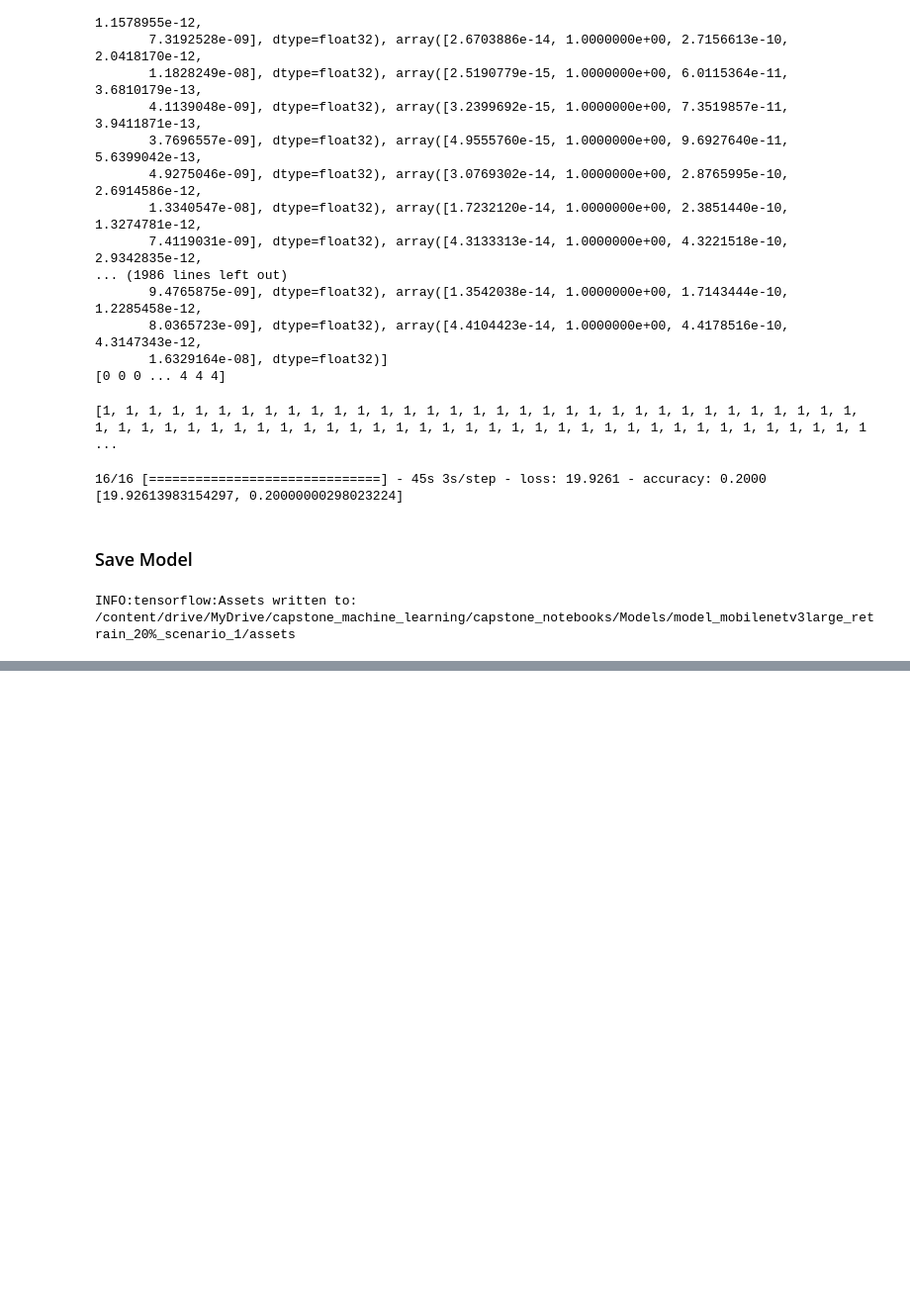
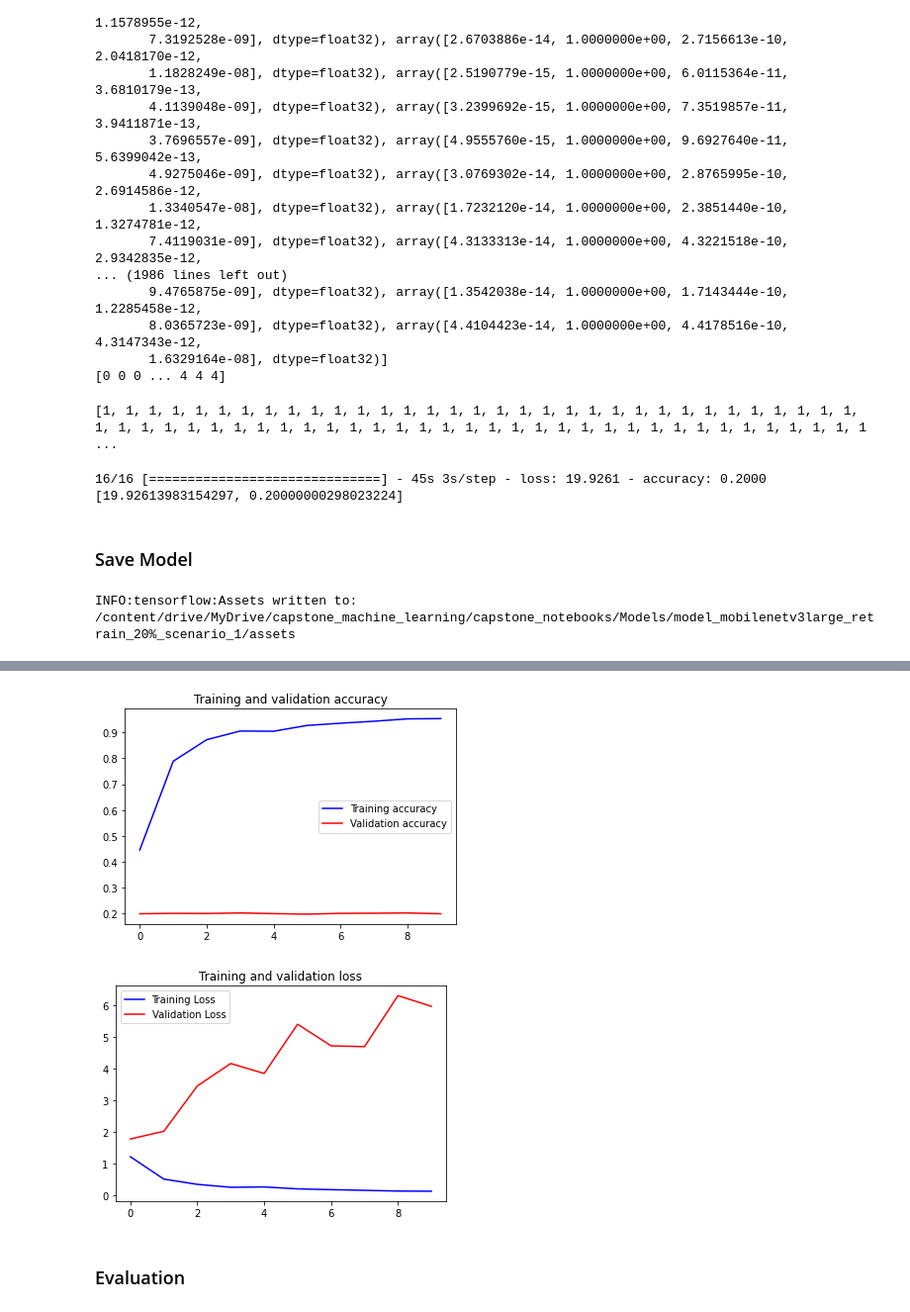
Before and after one commit to BingkAI-B21CAP0161/C-Mask-Machine-Learning, a Jupyter notebook: Modelling/MobileNetV3_retrain.ipynb, the cells around one changed output, grey strips where cells are left out. Shown at 99% size. Cells and saved outputs as stored; diff of their text form; code cells hidden in the pictures; blank space fills up the shorter version.

```diff
--- a/Modelling/MobileNetV3_retrain.ipynb
+++ b/Modelling/MobileNetV3_retrain.ipynb
@@ -515,0 +522,2 @@ INFO:tensorflow:Assets written to: /content/drive/MyDrive/capstone_machine_learn
+# %%
+NUM_CLASSES = train_generator.num_classes
@@ -515,0 +585,13 @@ INFO:tensorflow:Assets written to: /content/drive/MyDrive/capstone_machine_learn
+# %%
+model3.compile(optimizer='Adam', loss='categorical_crossentropy', metrics=['accuracy'])
+# %%
+steps_train = train_generator.n//BATCH_SIZE
+steps_val = val_generator.n//BATCH_SIZE
+
+history3 = model3.fit(train_generator,
+          steps_per_epoch=steps_train,
+          validation_data=val_generator,
+          validation_steps=steps_val,
+          shuffle=True,
+          epochs=10,
+          verbose=1)
@@ -515,0 +619,27 @@ INFO:tensorflow:Assets written to: /content/drive/MyDrive/capstone_machine_learn
+# %%
+# Plot accuracy of training and 'validation'
+acc3 = history3.history['accuracy']
+val_acc3 = history3.history['val_accuracy']
+loss3 = history3.history['loss']
+val_loss3 = history3.history['val_loss']
+
+epochs = range(len(acc))
+
+plt.plot(epochs, acc3, 'b', label='Training accuracy')
+plt.plot(epochs, val_acc3, 'r', label='Validation accuracy')
+plt.title('Training and validation accuracy')
+plt.legend()
+
+plt.figure()
+
+plt.plot(epochs, loss3, 'b', label='Training Loss')
+plt.plot(epochs, val_loss3, 'r', label='Validation Loss')
+plt.title('Training and validation loss')
+plt.legend()
+
+plt.show()
+# %% [output]
+[figure, added]
+[figure, added]
+# %% [markdown]
+### Evaluation
```
Also changed, not shown: parts of 13 cells of this notebook.
